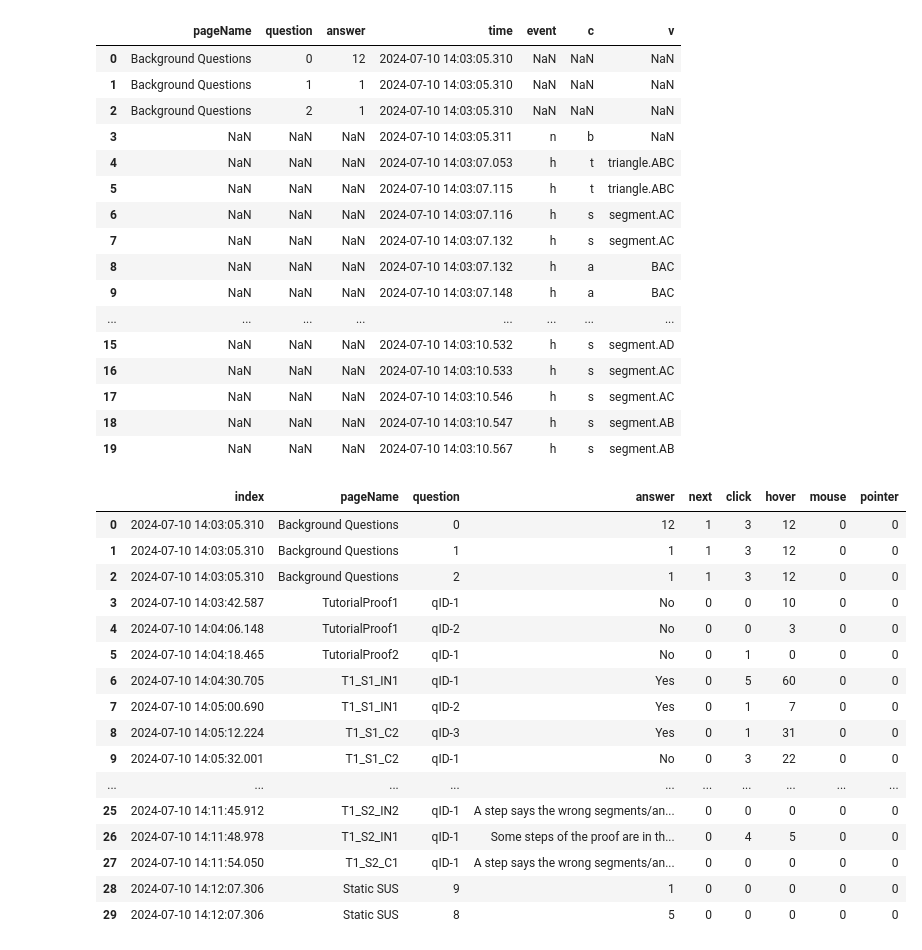
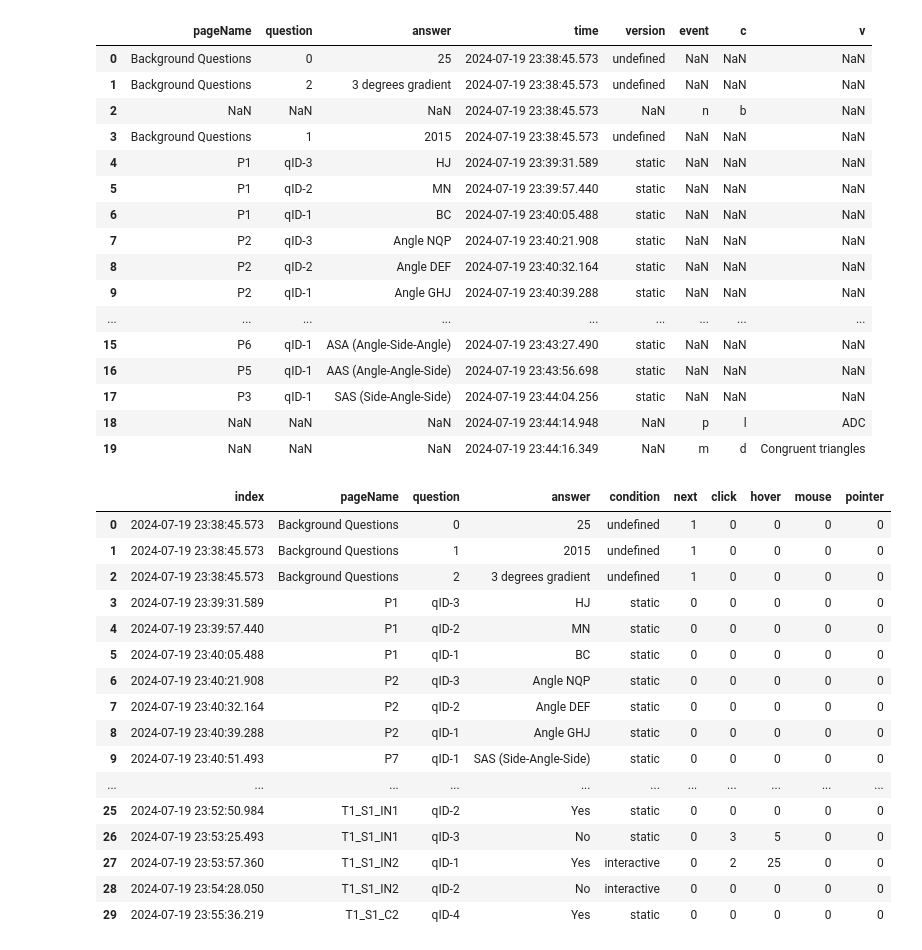
Before and after one commit to hsharriman/ender-scripts, a Jupyter notebook: data_cleaning.ipynb, the cells around one changed output. Drawn from its saved outputs; the diff is of its cells as text; code cells hidden in the pictures.

```diff
--- a/data_cleaning.ipynb
+++ b/data_cleaning.ipynb
@@ -6,3 +33,6 @@ event_logs_df = pd.read_csv('raw_data/eventLogs-1720620744220.csv')
+# %%
+answers_df = pd.read_csv(f'raw_data/answers-{participant}.csv')
+event_logs_df = pd.read_csv(f'raw_data/eventLogs-{participant}.csv')
 # %%
 event_logs_df.rename(columns={'t': 'time'}, inplace=True)
 event_logs_df.rename(columns={'e': 'event'}, inplace=True)
@@ -21,23 +51,23 @@ merged_df = pd.concat([answers_df, event_logs_df]).sort_values(by='time').reset_
 # Display the first few rows of the merged DataFrame
 merged_df.head(20)
 # %% [output]
-|  | pageName | question | answer | time | event | c | v |
-| 0 | Background Questions | 0 | 12 | 2024-07-10 14:03:05.310 | NaN | NaN | NaN |
-| 1 | Background Questions | 1 | 1 | 2024-07-10 14:03:05.310 | NaN | NaN | NaN |
-| 2 | Background Questions | 2 | 1 | 2024-07-10 14:03:05.310 | NaN | NaN | NaN |
-| 3 | NaN | NaN | NaN | 2024-07-10 14:03:05.311 | n | b | NaN |
-| 4 | NaN | NaN | NaN | 2024-07-10 14:03:07.053 | h | t | triangle.ABC |
-| 5 | NaN | NaN | NaN | 2024-07-10 14:03:07.115 | h | t | triangle.ABC |
-| 6 | NaN | NaN | NaN | 2024-07-10 14:03:07.116 | h | s | segment.AC |
-| 7 | NaN | NaN | NaN | 2024-07-10 14:03:07.132 | h | s | segment.AC |
-| 8 | NaN | NaN | NaN | 2024-07-10 14:03:07.132 | h | a | BAC |
-| 9 | NaN | NaN | NaN | 2024-07-10 14:03:07.148 | h | a | BAC |
-| ... | ... | ... | ... | ... | ... | ... | ... |
-| 15 | NaN | NaN | NaN | 2024-07-10 14:03:10.532 | h | s | segment.AD |
-| 16 | NaN | NaN | NaN | 2024-07-10 14:03:10.533 | h | s | segment.AC |
-| 17 | NaN | NaN | NaN | 2024-07-10 14:03:10.546 | h | s | segment.AC |
-| 18 | NaN | NaN | NaN | 2024-07-10 14:03:10.547 | h | s | segment.AB |
-| 19 | NaN | NaN | NaN | 2024-07-10 14:03:10.567 | h | s | segment.AB |
+|  | pageName | question | answer | time | version | event | c | v |
+| 0 | Background Questions | 0 | 25 | 2024-07-19 23:38:45.573 | undefined | NaN | NaN | NaN |
+| 1 | Background Questions | 2 | 3 degrees gradient | 2024-07-19 23:38:45.573 | undefined | NaN | NaN | NaN |
+| 2 | NaN | NaN | NaN | 2024-07-19 23:38:45.573 | NaN | n | b | NaN |
+| 3 | Background Questions | 1 | 2015 | 2024-07-19 23:38:45.573 | undefined | NaN | NaN | NaN |
+| 4 | P1 | qID-3 | HJ | 2024-07-19 23:39:31.589 | static | NaN | NaN | NaN |
+| 5 | P1 | qID-2 | MN | 2024-07-19 23:39:57.440 | static | NaN | NaN | NaN |
+| 6 | P1 | qID-1 | BC | 2024-07-19 23:40:05.488 | static | NaN | NaN | NaN |
+| 7 | P2 | qID-3 | Angle NQP | 2024-07-19 23:40:21.908 | static | NaN | NaN | NaN |
+| 8 | P2 | qID-2 | Angle DEF | 2024-07-19 23:40:32.164 | static | NaN | NaN | NaN |
+| 9 | P2 | qID-1 | Angle GHJ | 2024-07-19 23:40:39.288 | static | NaN | NaN | NaN |
+| ... | ... | ... | ... | ... | ... | ... | ... | ... |
+| 15 | P6 | qID-1 | ASA (Angle-Side-Angle) | 2024-07-19 23:43:27.490 | static | NaN | NaN | NaN |
+| 16 | P5 | qID-1 | AAS (Angle-Angle-Side) | 2024-07-19 23:43:56.698 | static | NaN | NaN | NaN |
+| 17 | P3 | qID-1 | SAS (Side-Angle-Side) | 2024-07-19 23:44:04.256 | static | NaN | NaN | NaN |
+| 18 | NaN | NaN | NaN | 2024-07-19 23:44:14.948 | NaN | p | l | ADC |
+| 19 | NaN | NaN | NaN | 2024-07-19 23:44:16.349 | NaN | m | d | Congruent triangles |
 # %%
 # Add a new column to answers_df to indicate the next answer time
 answers_df['next_time'] = answers_df['time'].shift(-1)
@@ -64,47 +94,50 @@ for index, row in answers_df.iterrows():
 
     # Count occurrences of each event type
     event_counts = filtered_events['event'].value_counts()
 
     # Initialize counts for all event types
     counts = {event: event_counts.get(event, 0) for event in event_types}
 
     # Store the counts in the dictionary
     event_count_dict[answer_time] = counts
 
 # Convert the event count dictionary into a DataFrame
 event_counts_df = pd.DataFrame.from_dict(event_count_dict, orient='index').fillna(0)
 
 # Join the event counts with the answers_df
 final_df = pd.concat([answers_df.set_index('time'), event_counts_df], axis=1).reset_index()
 
 # Drop the next_time column as it's no longer needed
 final_df = final_df.drop(columns=['next_time'])
 
+# rename version to condition column
+final_df = final_df.rename(columns={"version" : "condition"})
+
 # Rename columns
 final_df.rename(columns={'n': 'next'}, inplace=True)
 final_df.rename(columns={'c': 'click'}, inplace=True)
 final_df.rename(columns={'m': 'mouse'}, inplace=True)
 final_df.rename(columns={'h': 'hover'}, inplace=True)
 final_df.rename(columns={'p': 'pointer'}, inplace=True)
 
 
 # Display the first few rows of the final DataFrame
 final_df.head(30)
 # %% [output]
-|  | index | pageName | question | answer | next | click | hover | mouse | pointer |
-| 0 | 2024-07-10 14:03:05.310 | Background Questions | 0 | 12 | 1 | 3 | 12 | 0 | 0 |
-| 1 | 2024-07-10 14:03:05.310 | Background Questions | 1 | 1 | 1 | 3 | 12 | 0 | 0 |
-| 2 | 2024-07-10 14:03:05.310 | Background Questions | 2 | 1 | 1 | 3 | 12 | 0 | 0 |
-| 3 | 2024-07-10 14:03:42.587 | TutorialProof1 | qID-1 | No | 0 | 0 | 10 | 0 | 0 |
-| 4 | 2024-07-10 14:04:06.148 | TutorialProof1 | qID-2 | No | 0 | 0 | 3 | 0 | 0 |
-| 5 | 2024-07-10 14:04:18.465 | TutorialProof2 | qID-1 | No | 0 | 1 | 0 | 0 | 0 |
-| 6 | 2024-07-10 14:04:30.705 | T1_S1_IN1 | qID-1 | Yes | 0 | 5 | 60 | 0 | 0 |
-| 7 | 2024-07-10 14:05:00.690 | T1_S1_IN1 | qID-2 | Yes | 0 | 1 | 7 | 0 | 0 |
-| 8 | 2024-07-10 14:05:12.224 | T1_S1_C2 | qID-3 | Yes | 0 | 1 | 31 | 0 | 0 |
-| 9 | 2024-07-10 14:05:32.001 | T1_S1_C2 | qID-1 | No | 0 | 3 | 22 | 0 | 0 |
-| ... | ... | ... | ... | ... | ... | ... | ... | ... | ... |
-| 25 | 2024-07-10 14:11:45.912 | T1_S2_IN2 | qID-1 | A step says the wrong segments/an... | 0 | 0 | 0 | 0 | 0 |
-| 26 | 2024-07-10 14:11:48.978 | T1_S2_IN1 | qID-1 | Some steps of the proof are in th... | 0 | 4 | 5 | 0 | 0 |
-| 27 | 2024-07-10 14:11:54.050 | T1_S2_C1 | qID-1 | A step says the wrong segments/an... | 0 | 0 | 0 | 0 | 0 |
-| 28 | 2024-07-10 14:12:07.306 | Static SUS | 9 | 1 | 0 | 0 | 0 | 0 | 0 |
-| 29 | 2024-07-10 14:12:07.306 | Static SUS | 8 | 5 | 0 | 0 | 0 | 0 | 0 |
+|  | index | pageName | question | answer | condition | next | click | hover | mouse | pointer |
+| 0 | 2024-07-19 23:38:45.573 | Background Questions | 0 | 25 | undefined | 1 | 0 | 0 | 0 | 0 |
+| 1 | 2024-07-19 23:38:45.573 | Background Questions | 1 | 2015 | undefined | 1 | 0 | 0 | 0 | 0 |
+| 2 | 2024-07-19 23:38:45.573 | Background Questions | 2 | 3 degrees gradient | undefined | 1 | 0 | 0 | 0 | 0 |
+| 3 | 2024-07-19 23:39:31.589 | P1 | qID-3 | HJ | static | 0 | 0 | 0 | 0 | 0 |
+| 4 | 2024-07-19 23:39:57.440 | P1 | qID-2 | MN | static | 0 | 0 | 0 | 0 | 0 |
+| 5 | 2024-07-19 23:40:05.488 | P1 | qID-1 | BC | static | 0 | 0 | 0 | 0 | 0 |
+| 6 | 2024-07-19 23:40:21.908 | P2 | qID-3 | Angle NQP | static | 0 | 0 | 0 | 0 | 0 |
+| 7 | 2024-07-19 23:40:32.164 | P2 | qID-2 | Angle DEF | static | 0 | 0 | 0 | 0 | 0 |
+| 8 | 2024-07-19 23:40:39.288 | P2 | qID-1 | Angle GHJ | static | 0 | 0 | 0 | 0 | 0 |
+| 9 | 2024-07-19 23:40:51.493 | P7 | qID-1 | SAS (Side-Angle-Side) | static | 0 | 0 | 0 | 0 | 0 |
+| ... | ... | ... | ... | ... | ... | ... | ... | ... | ... | ... |
+| 25 | 2024-07-19 23:52:50.984 | T1_S1_IN1 | qID-2 | Yes | static | 0 | 0 | 0 | 0 | 0 |
+| 26 | 2024-07-19 23:53:25.493 | T1_S1_IN1 | qID-3 | No | static | 0 | 3 | 5 | 0 | 0 |
+| 27 | 2024-07-19 23:53:57.360 | T1_S1_IN2 | qID-1 | Yes | interactive | 0 | 2 | 25 | 0 | 0 |
+| 28 | 2024-07-19 23:54:28.050 | T1_S1_IN2 | qID-2 | No | interactive | 0 | 0 | 0 | 0 | 0 |
+| 29 | 2024-07-19 23:55:36.219 | T1_S1_C2 | qID-4 | Yes | static | 0 | 0 | 0 | 0 | 0 |
```
Also changed, not shown: parts of 7 cells of this notebook, 43 other files.
